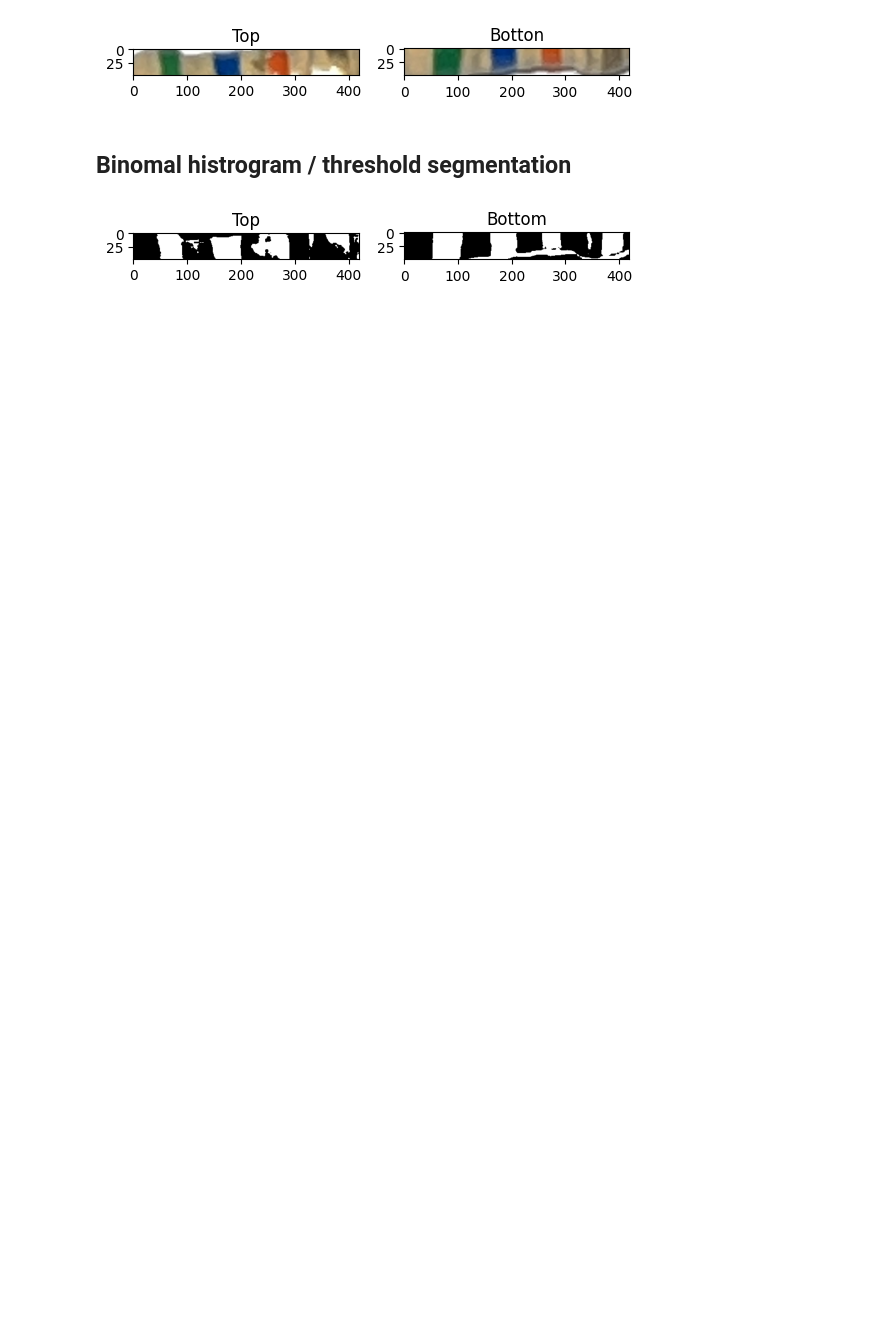
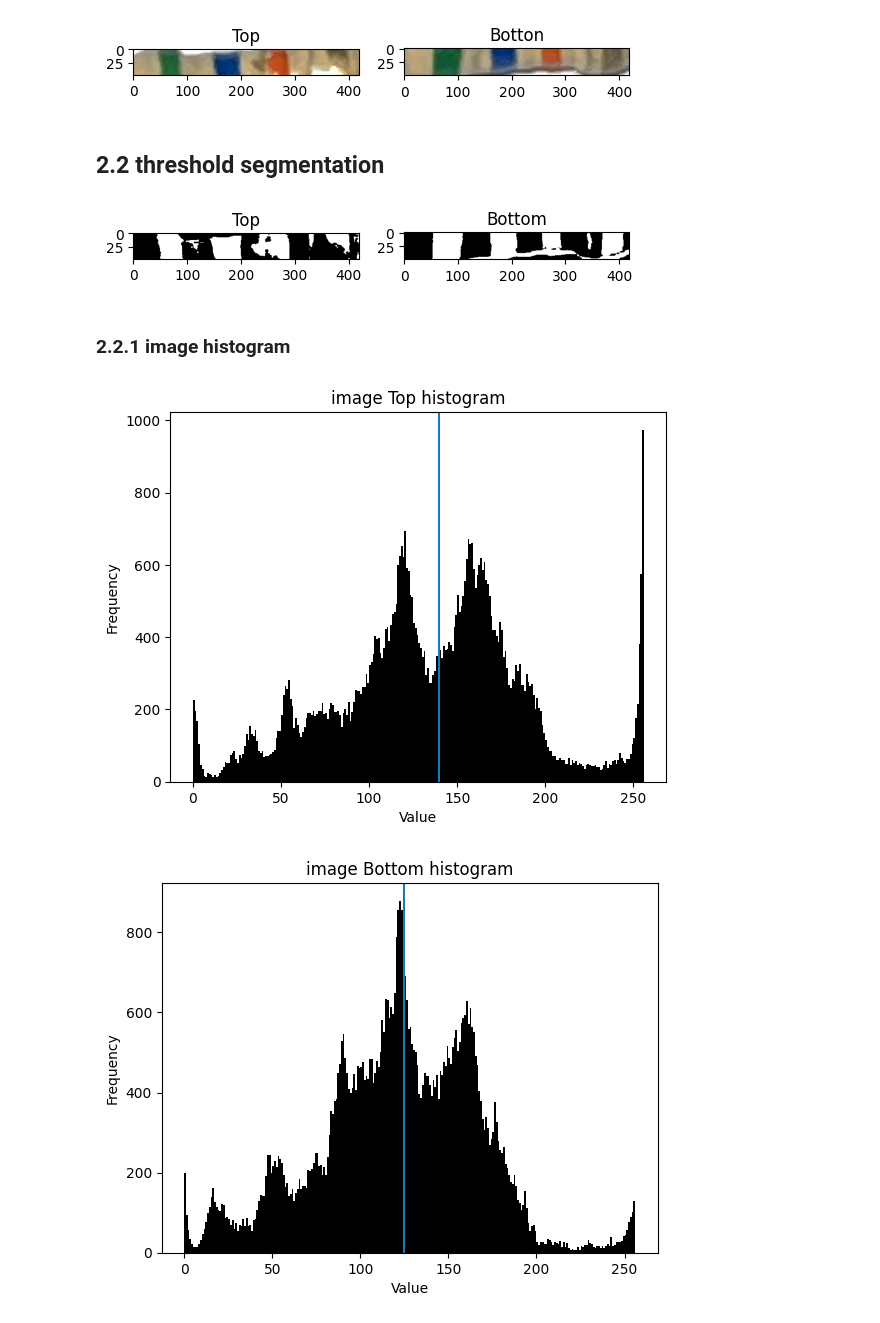
Before and after one commit to SonOfThitivas/resistor-code-color, a Jupyter notebook: main.ipynb, the cells around one changed output. Saved outputs shown, nothing was run; the diff lists cells and outputs as text; code cells hidden in the pictures; blank space fills up the shorter version.

```diff
--- a/main.ipynb
+++ b/main.ipynb
@@ -92,7 +119,7 @@ plt.show()
 # %% [output]
 [figure]
 # %% [markdown]
-## Binomal histrogram / threshold segmentation
+## 2.2 threshold segmentation
 # %%
 # Binomal histrogram / threshold segmentation
 imageTopGray = cv2.cvtColor(imageTopCrop, cv2.COLOR_BGR2GRAY)
@@ -116,4 +144,25 @@ plt.title("Bottom")
 plt.show()
 # %% [output]
 [figure]
+# %% [markdown]
+### 2.2.1 image histogram
+# %%
+# threshold segmentation and histogram
+plt.hist(imageTopCrop.ravel(), bins=256, range=(0, 256), color='black')
+plt.axvline(imageTopMean)
+plt.xlabel('Value')
+plt.ylabel('Frequency')
+plt.title("image Top histogram")
+plt.show()
+
+
+plt.hist(imageBottomCrop.ravel(), bins=256, range=(0, 256), color='black')
+plt.axvline(imageBottomMean)
+plt.xlabel('Value')
+plt.ylabel('Frequency')
+plt.title("image Bottom histogram")
+plt.show()
+# %% [output]
+[figure, added]
+[figure, added]
 # %% [markdown]
```
Also changed, not shown: parts of 27 cells of this notebook, 1 other file.
